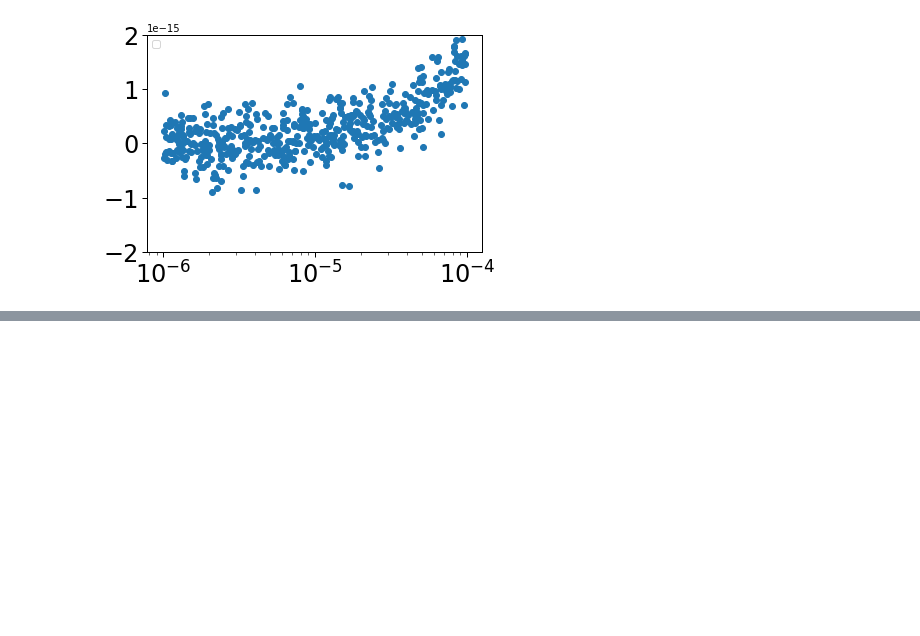
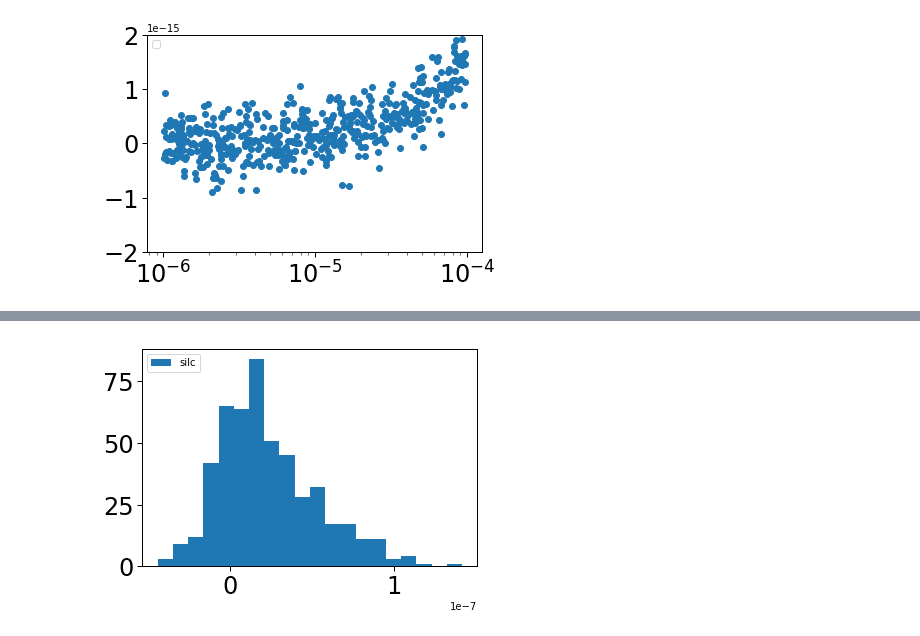
Before and after one commit to msyriac/orphics, a Jupyter notebook: tutorials/aperture.ipynb, the cells around one changed output, grey strips where cells are left out. Cells and saved outputs as stored; diff of their text form; code cells hidden in the pictures; blank space fills up the shorter version.

```diff
--- a/tutorials/aperture.ipynb
+++ b/tutorials/aperture.ipynb
@@ -231,0 +315,10 @@ pl.done()
+# %%
+# Distribution of fluxes
+yins = st.vectors['silc_results'][:,0]
+apsilcs = st.vectors['silc_results'][:,1]
+pl = io.Plotter()
+pl._ax.hist(apsilcs,bins=20,label="silc")
+pl.legend()
+pl.done()
+# %% [output]
+[figure, added]
```
Also changed, not shown: parts of 10 cells of this notebook, 3 other files.
